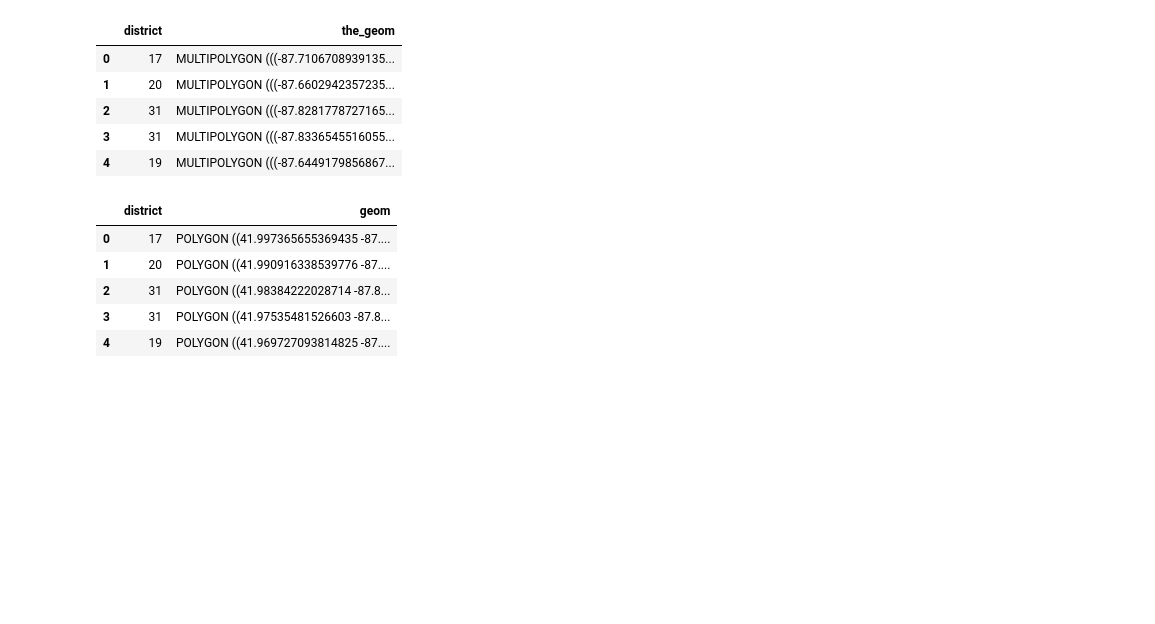
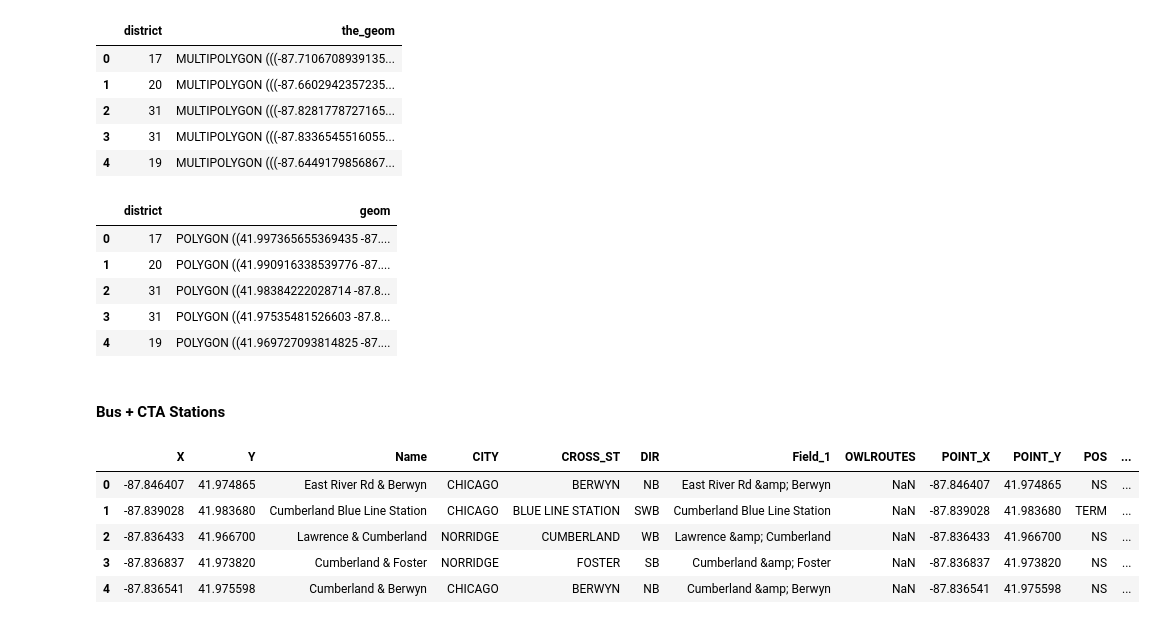
Before and after one commit to evanameyer1/Uncovering-New-Factors-In-Chicago-Crime-through-Regression-Models, a Jupyter notebook: models/notebooks/01_data_cleaning.ipynb, the cells around one changed output. Saved outputs shown, nothing was run; the diff lists cells and outputs as text; code cells hidden in the pictures; blank space fills up the shorter version.

```diff
--- a/models/notebooks/01_data_cleaning.ipynb
+++ b/models/notebooks/01_data_cleaning.ipynb
@@ -1610,3 +1305,16 @@ raw_police_districts.head()
 | 4 | 19 | POLYGON ((41.969727093814825 -87.... |
 # %%
 raw_police_districts.to_csv('../../data/processed/clean_police_districts.csv', index=False)
+# %% [markdown]
+#### Bus + CTA Stations
+# %%
+raw_bus_stops = pd.read_csv('../../data/raw/raw_bus_stops.csv')
+# %%
+raw_bus_stops.head()
+# %% [output]
+|  | X | Y | Name | CITY | CROSS_ST | DIR | Field_1 | OWLROUTES | POINT_X | POINT_Y | POS | ... |
+| 0 | -87.846407 | 41.974865 | East River Rd & Berwyn | CHICAGO | BERWYN | NB | East River Rd &amp; Berwyn | NaN | -87.846407 | 41.974865 | NS | ... |
+| 1 | -87.839028 | 41.983680 | Cumberland Blue Line Station | CHICAGO | BLUE LINE STATION | SWB | Cumberland Blue Line Station | NaN | -87.839028 | 41.983680 | TERM | ... |
+| 2 | -87.836433 | 41.966700 | Lawrence & Cumberland | NORRIDGE | CUMBERLAND | WB | Lawrence &amp; Cumberland | NaN | -87.836433 | 41.966700 | NS | ... |
+| 3 | -87.836837 | 41.973820 | Cumberland & Foster | NORRIDGE | FOSTER | SB | Cumberland &amp; Foster | NaN | -87.836837 | 41.973820 | NS | ... |
+| 4 | -87.836541 | 41.975598 | Cumberland & Berwyn | CHICAGO | BERWYN | NB | Cumberland &amp; Berwyn | NaN | -87.836541 | 41.975598 | NS | ... |
```
Also changed, not shown: parts of 42 cells of this notebook, 1 other file.
